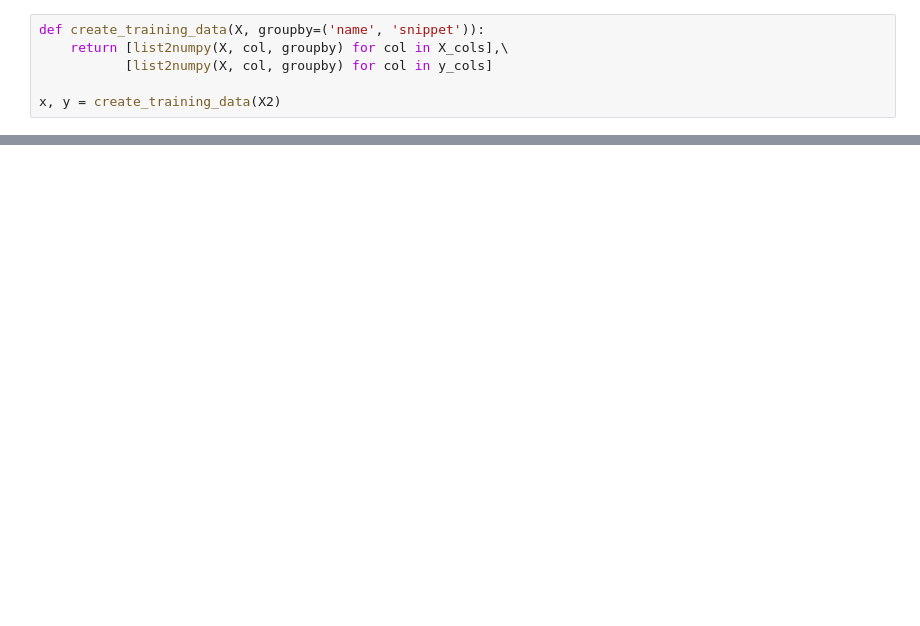
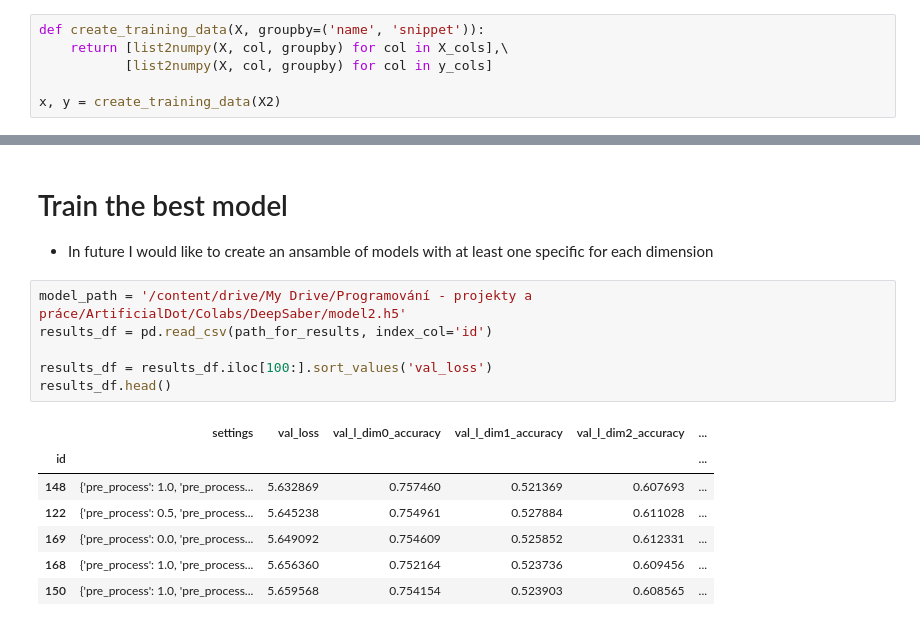
Before and after one commit to ronaldluc/DeepSaber, a Jupyter notebook: training/test_train.ipynb, the cells around one changed output, grey strips where cells are left out. Saved outputs shown, nothing was run; the diff lists cells and outputs as text; blank space fills up the shorter version.

```diff
--- a/training/test_train.ipynb
+++ b/training/test_train.ipynb
@@ -605,0 +995,17 @@ X.to_pickle('X_gdrive.zip')
+# %% [markdown]
+# Train the best model
+- In future I would like to create an ansamble of models with at least one specific for each dimension
+# %%
+model_path = '/content/drive/My Drive/Programování - projekty a práce/ArtificialDot/Colabs/DeepSaber/model2.h5'
+results_df = pd.read_csv(path_for_results, index_col='id')
+
+results_df = results_df.iloc[100:].sort_values('val_loss')
+results_df.head()
+# %% [output]
+|  | settings | val_loss | val_l_dim0_accuracy | val_l_dim1_accuracy | val_l_dim2_accuracy | ... |
+| id |  |  |  |  |  | ... |
+| 148 | {'pre_process': 1.0, 'pre_process... | 5.632869 | 0.757460 | 0.521369 | 0.607693 | ... |
+| 122 | {'pre_process': 0.5, 'pre_process... | 5.645238 | 0.754961 | 0.527884 | 0.611028 | ... |
+| 169 | {'pre_process': 0.0, 'pre_process... | 5.649092 | 0.754609 | 0.525852 | 0.612331 | ... |
+| 168 | {'pre_process': 1.0, 'pre_process... | 5.656360 | 0.752164 | 0.523736 | 0.609456 | ... |
+| 150 | {'pre_process': 1.0, 'pre_process... | 5.659568 | 0.754154 | 0.523903 | 0.608565 | ... |
```
Also changed, not shown: parts of 58 cells of this notebook, 1 other file.
